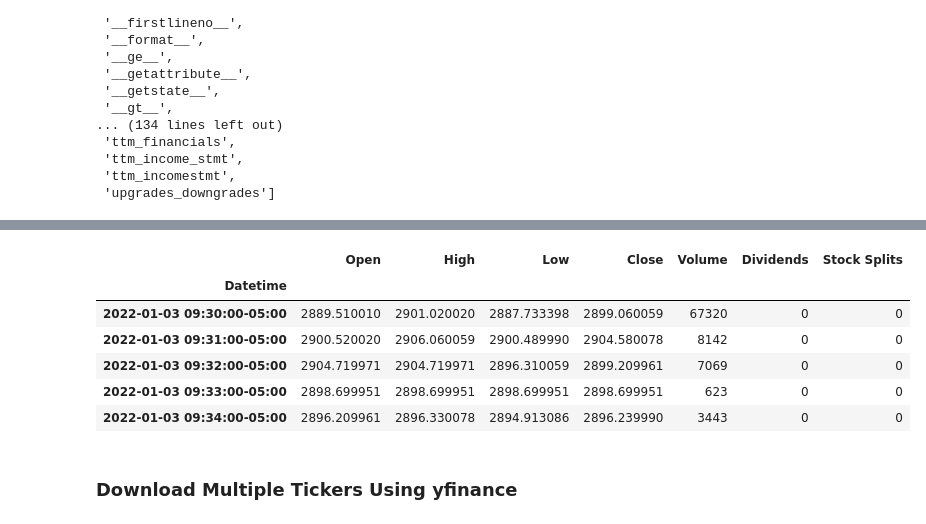
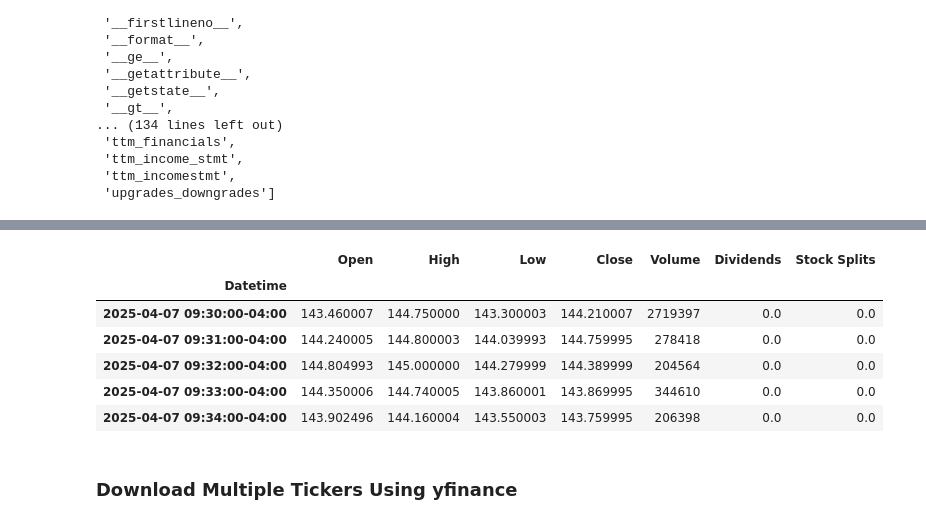
Before and after one commit to spicatabrada/yf2, a Jupyter notebook: yfinance-python-for-testing.ipynb, the cells around one changed output, grey strips where cells are left out. Saved outputs shown, nothing was run; the diff lists cells and outputs as text; code cells hidden in the pictures.

```diff
--- a/yfinance-python-for-testing.ipynb
+++ b/yfinance-python-for-testing.ipynb
@@ -97,14 +97,14 @@ data.head()
 # %%
-data = goog.history(interval='1m', start='2022-01-03', end='2022-01-10')
+data = goog.history(interval='1m', start='2025-04-07', end='2025-04-08')
 data.head()
 # %% [output]
 |  | Open | High | Low | Close | Volume | Dividends | Stock Splits |
 | Datetime |  |  |  |  |  |  |  |
-| 2022-01-03 09:30:00-05:00 | 2889.510010 | 2901.020020 | 2887.733398 | 2899.060059 | 67320 | 0 | 0 |
-| 2022-01-03 09:31:00-05:00 | 2900.520020 | 2906.060059 | 2900.489990 | 2904.580078 | 8142 | 0 | 0 |
-| 2022-01-03 09:32:00-05:00 | 2904.719971 | 2904.719971 | 2896.310059 | 2899.209961 | 7069 | 0 | 0 |
-| 2022-01-03 09:33:00-05:00 | 2898.699951 | 2898.699951 | 2898.699951 | 2898.699951 | 623 | 0 | 0 |
-| 2022-01-03 09:34:00-05:00 | 2896.209961 | 2896.330078 | 2894.913086 | 2896.239990 | 3443 | 0 | 0 |
+| 2025-04-07 09:30:00-04:00 | 143.460007 | 144.750000 | 143.300003 | 144.210007 | 2719397 | 0.0 | 0.0 |
+| 2025-04-07 09:31:00-04:00 | 144.240005 | 144.800003 | 144.039993 | 144.759995 | 278418 | 0.0 | 0.0 |
+| 2025-04-07 09:32:00-04:00 | 144.804993 | 145.000000 | 144.279999 | 144.389999 | 204564 | 0.0 | 0.0 |
+| 2025-04-07 09:33:00-04:00 | 144.350006 | 144.740005 | 143.860001 | 143.869995 | 344610 | 0.0 | 0.0 |
+| 2025-04-07 09:34:00-04:00 | 143.902496 | 144.160004 | 143.550003 | 143.759995 | 206398 | 0.0 | 0.0 |
 # %% [markdown]
 ### Download Multiple Tickers Using yfinance
 # %%
```
Also changed, not shown: parts of 8 cells of this notebook.
